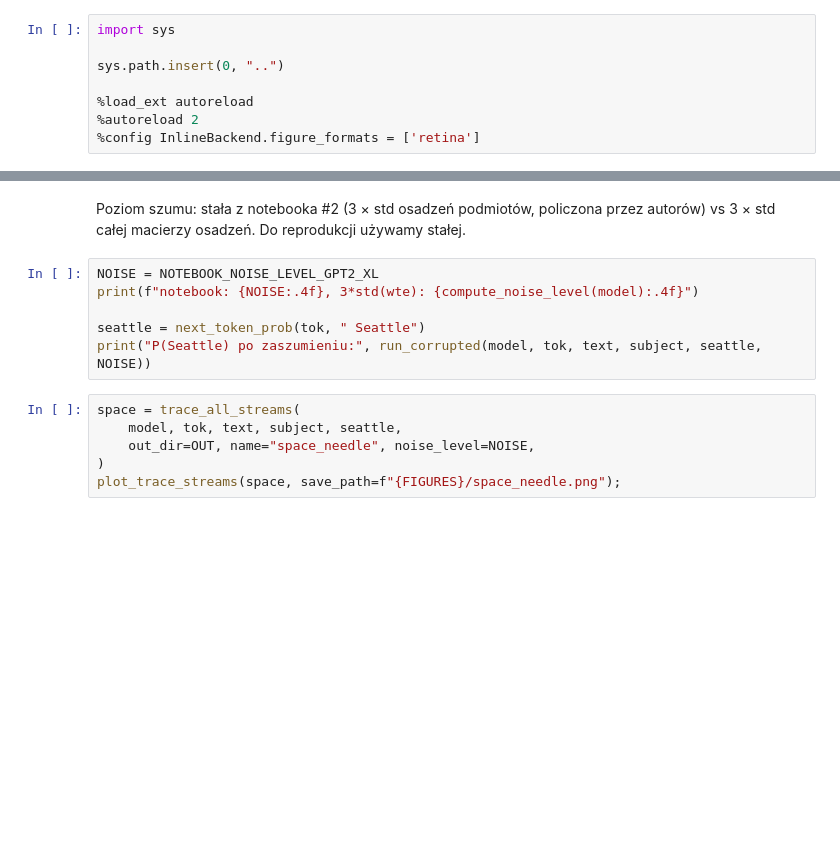
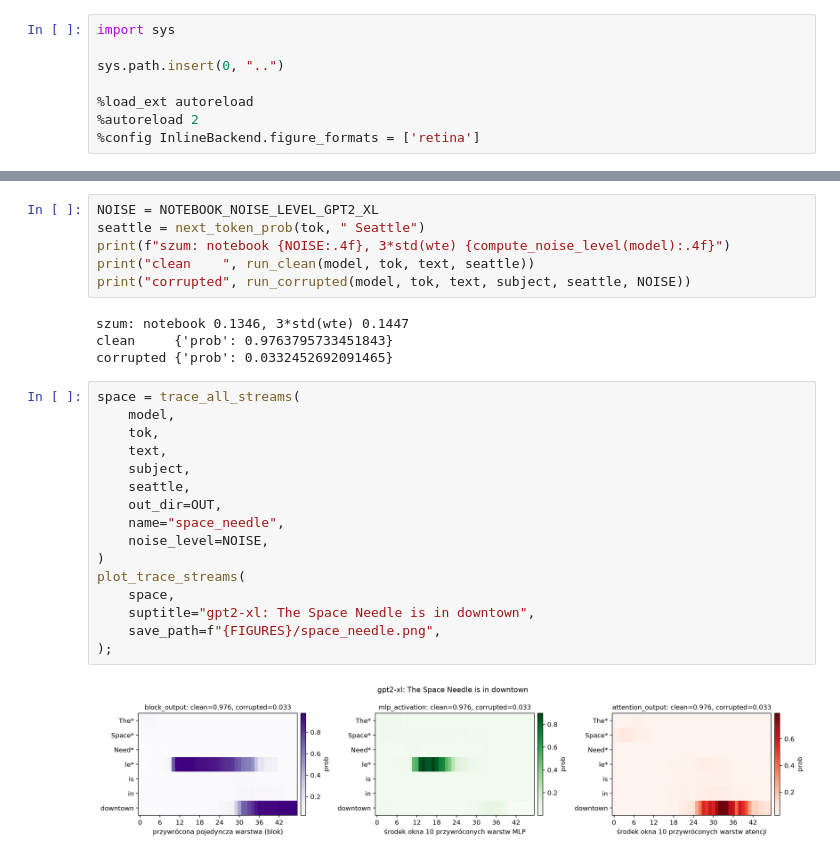
Before and after one commit to Voldziu/NLP, a Jupyter notebook: 04/mikolaj/mikolaj.ipynb, the cells around one changed output, grey strips where cells are left out. Saved outputs shown, nothing was run; the diff lists cells and outputs as text; blank space fills up the shorter version.

```diff
--- a/04/mikolaj/mikolaj.ipynb
+++ b/04/mikolaj/mikolaj.ipynb
@@ -68,16 +343,30 @@ top_next_tokens(model, tok, text, k=10)
-# %% [markdown]
-Poziom szumu: stała z notebooka #2 (3 × std osadzeń podmiotów, policzona przez autorów) vs 3 × std całej macierzy osadzeń. Do reprodukcji używamy stałej.
 # %%
 NOISE = NOTEBOOK_NOISE_LEVEL_GPT2_XL
-print(f"notebook: {NOISE:.4f}, 3*std(wte): {compute_noise_level(model):.4f}")
-
 seattle = next_token_prob(tok, " Seattle")
-print("P(Seattle) po zaszumieniu:", run_corrupted(model, tok, text, subject, seattle, NOISE))
+print(f"szum: notebook {NOISE:.4f}, 3*std(wte) {compute_noise_level(model):.4f}")
+print("clean    ", run_clean(model, tok, text, seattle))
+print("corrupted", run_corrupted(model, tok, text, subject, seattle, NOISE))
+# %% [output]
+szum: notebook 0.1346, 3*std(wte) 0.1447
+clean     {'prob': 0.9763795733451843}
+corrupted {'prob': 0.0332452692091465}
 # %%
 space = trace_all_streams(
-    model, tok, text, subject, seattle,
-    out_dir=OUT, name="space_needle", noise_level=NOISE,
+    model,
+    tok,
+    text,
+    subject,
+    seattle,
+    out_dir=OUT,
+    name="space_needle",
+    noise_level=NOISE,
 )
-plot_trace_streams(space, save_path=f"{FIGURES}/space_needle.png");
+plot_trace_streams(
+    space,
+    suptitle="gpt2-xl: The Space Needle is in downtown",
+    save_path=f"{FIGURES}/space_needle.png",
+);
+# %% [output]
+[figure, added]
 # %%
 streams_summary(space)
```
Also changed, not shown: parts of 57 cells of this notebook, 58 other files.
